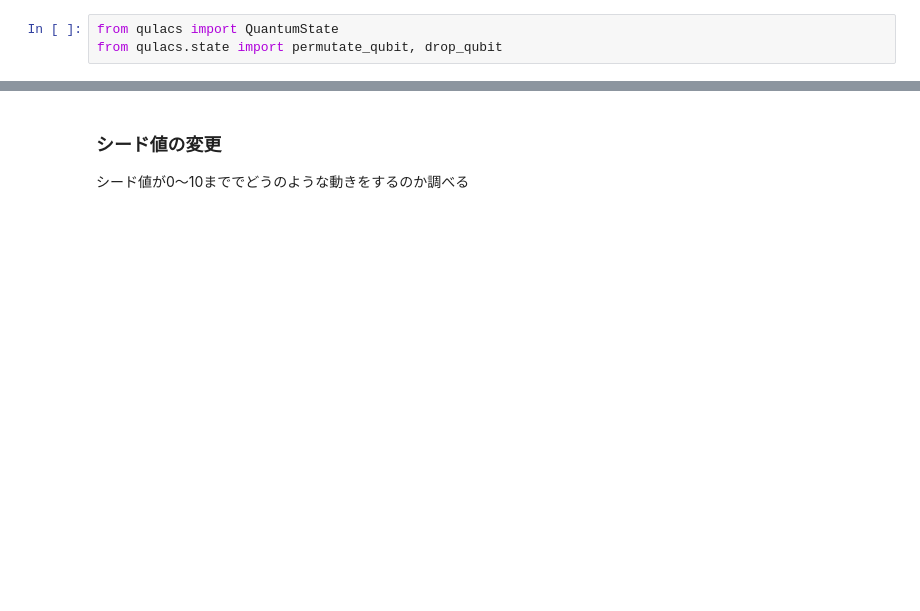
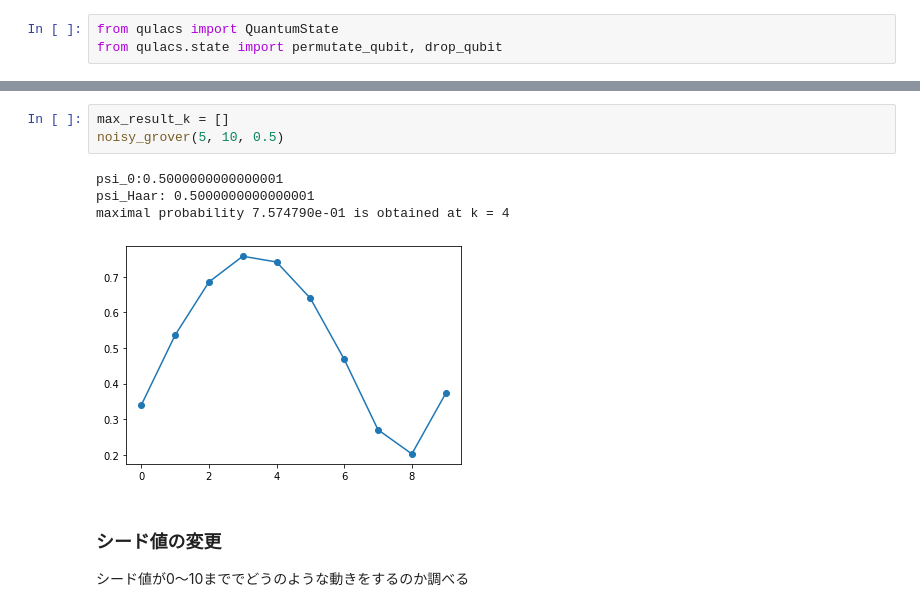
Before and after one commit to KaitoMuraoka/BasicQuantumAlgorithm, a Jupyter notebook: main/Second.ipynb, the cells around one changed output, grey strips where cells are left out. Cells and saved outputs as stored; diff of their text form; blank space fills up the shorter version.

```diff
--- a/main/Second.ipynb
+++ b/main/Second.ipynb
@@ -333,3 +339,11 @@ print(hoge.get_vector())
+# %%
+max_result_k = []
+noisy_grover(5, 10, 0.5)
+# %% [output]
+psi_0:0.5000000000000001
+psi_Haar: 0.5000000000000001
+maximal probability 7.574790e-01 is obtained at k = 4
+[figure, added]
 # %% [markdown]
 ### シード値の変更
 シード値が0〜10まででどうのような動きをするのか調べる
```
Also changed, not shown: parts of 15 cells of this notebook.
